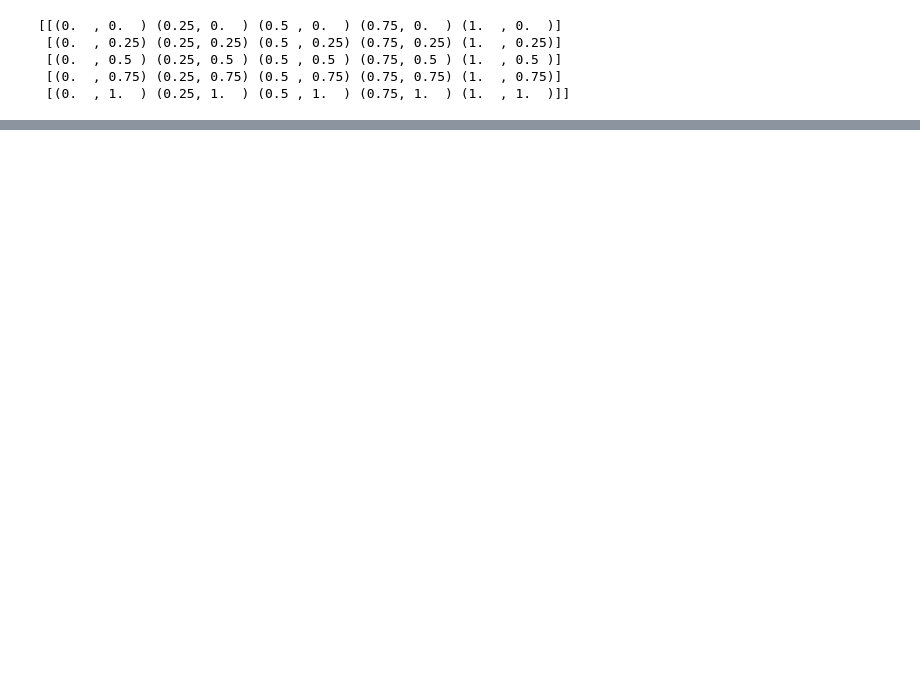
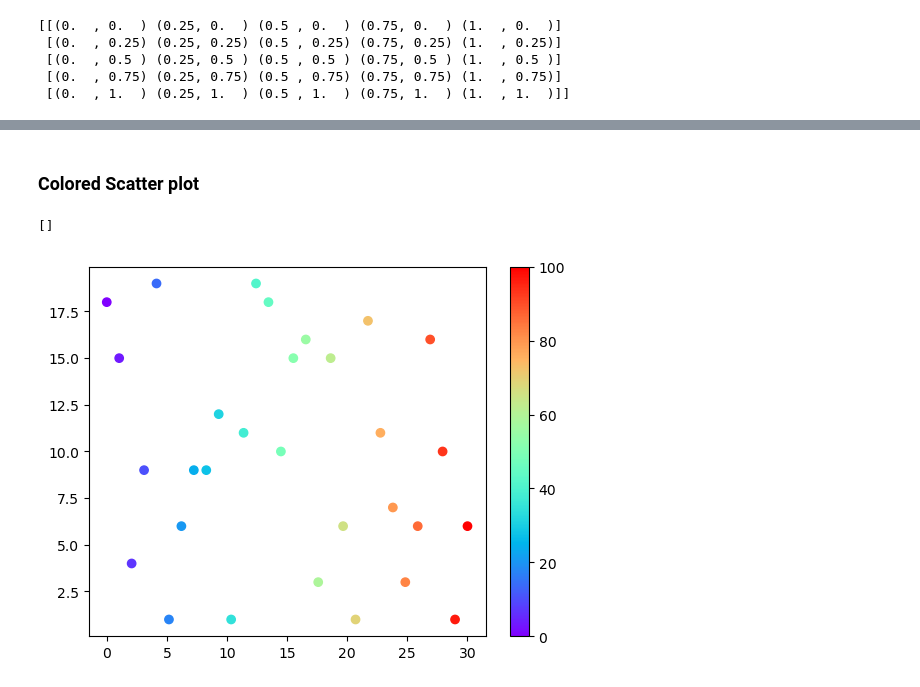
Before and after one commit to LalithAdithyanSuresh/CollegeStuff, a Jupyter notebook: Sem-2/CS1704 - DataScience/JupyterNotebooks/MatPlotLib/MatPlotLibTutorial.ipynb, the cells around one changed output, grey strips where cells are left out. Drawn from its saved outputs; the diff is of its cells as text; code cells hidden in the pictures; blank space fills up the shorter version.

```diff
--- a/Sem-2/CS1704 - DataScience/JupyterNotebooks/MatPlotLib/MatPlotLibTutorial.ipynb
+++ b/Sem-2/CS1704 - DataScience/JupyterNotebooks/MatPlotLib/MatPlotLibTutorial.ipynb
@@ -35,0 +48,12 @@ print(Z)
+# %% [markdown]
+### Colored Scatter plot
+# %%
+x = np.linspace(0,30,30)
+y = np.random.randint(1,20,30)
+colors = np.linspace(0,100,30)
+plt.scatter(x,y,c =colors ,cmap='rainbow')
+plt.colorbar()
+plt.plot()
+# %% [output]
+[]
+[figure, added]
```
Also changed, not shown: parts of 14 cells of this notebook, 8 other files.
